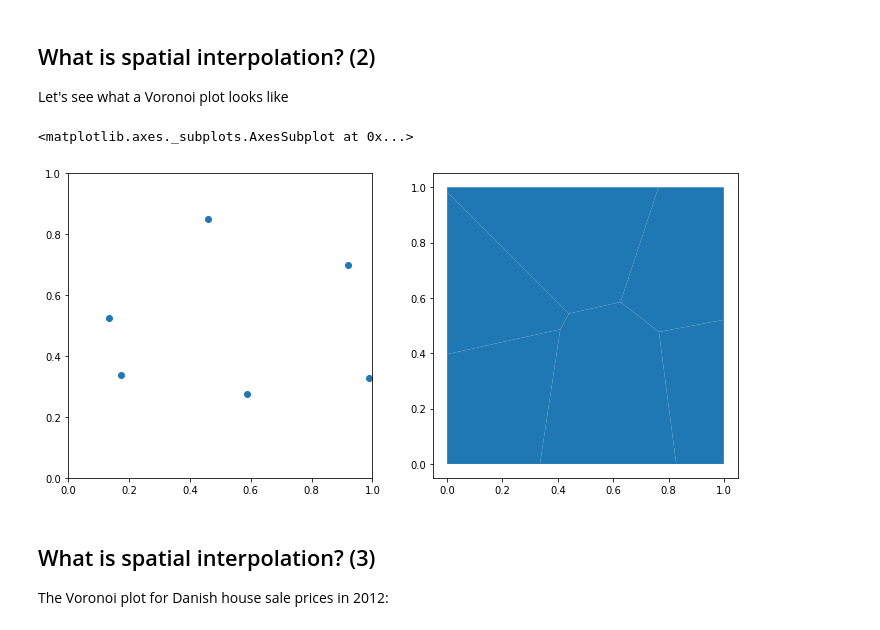
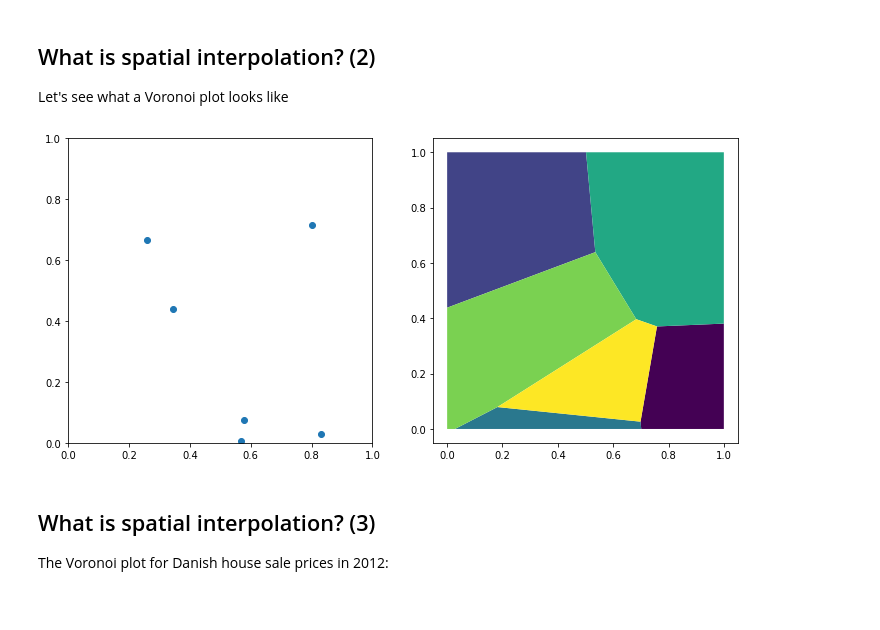
Before and after one commit to abjer/tsds, a Jupyter notebook: material/9_spatial1/slides_week9_spatial_data.ipynb, the cells around one changed output. Cells and saved outputs as stored; diff of their text form; code cells hidden in the pictures.

```diff
--- a/material/9_spatial1/slides_week9_spatial_data.ipynb
+++ b/material/9_spatial1/slides_week9_spatial_data.ipynb
@@ -329,20 +356,10 @@ What is the simplest possible spatial interpolation pattern?
 ## What is spatial interpolation? (2)
 
 Let's see what a Voronoi plot looks like
-# %%
-from shapely.geometry import box, Point
-
-f, ax = plt.subplots(1, 2, figsize=(12, 6))
-
-coords = pd.DataFrame(np.random.rand(6,2))
-gpd.GeoSeries(coords.apply(Point,axis=1)).plot(ax=ax[0])
-ax[0].set_xlim(0,1)
-ax[0].set_ylim(0,1)
-
-voronoi_wrapper(coords, box(0,0,1,1)).plot(ax=ax[1])
-# %% [output]
-<matplotlib.axes._subplots.AxesSubplot at 0x...>
-[figure, removed]
+# %%
+make_vor_plot()
+# %% [output]
+[figure, added]
 # %% [markdown]
 ## What is spatial interpolation? (3)
 
```
Also changed, not shown: parts of 23 cells of this notebook, 4 other files.
